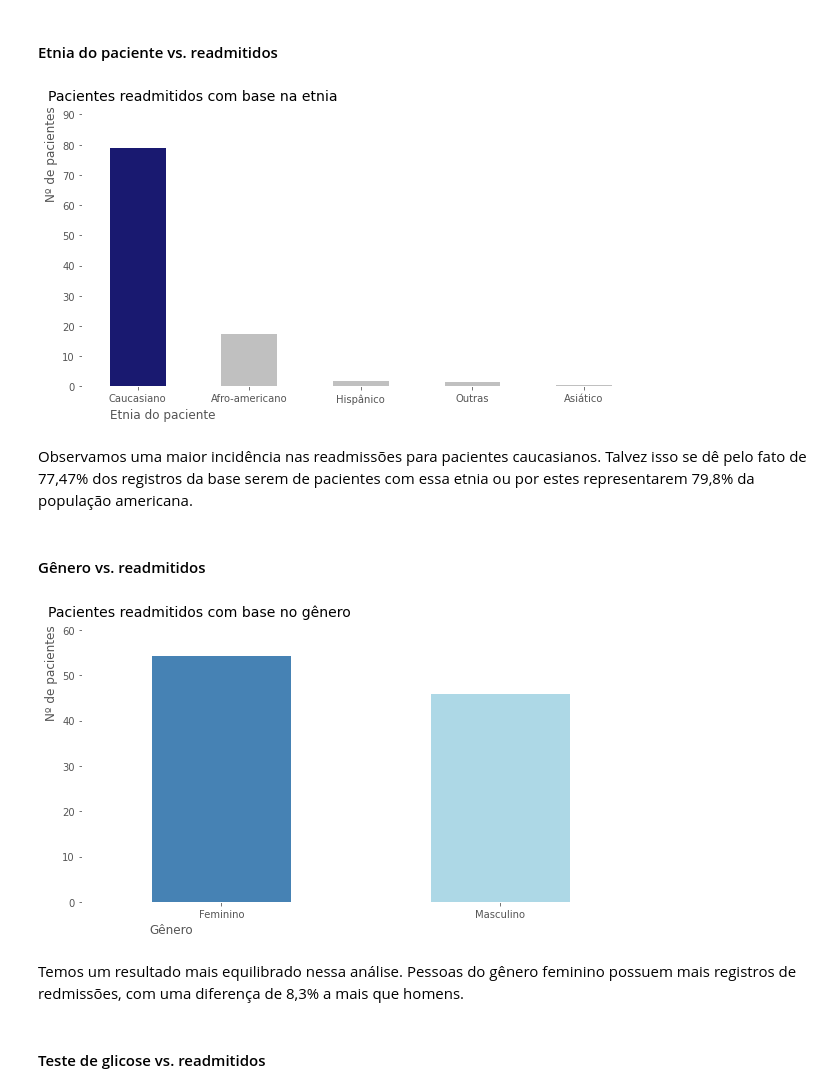
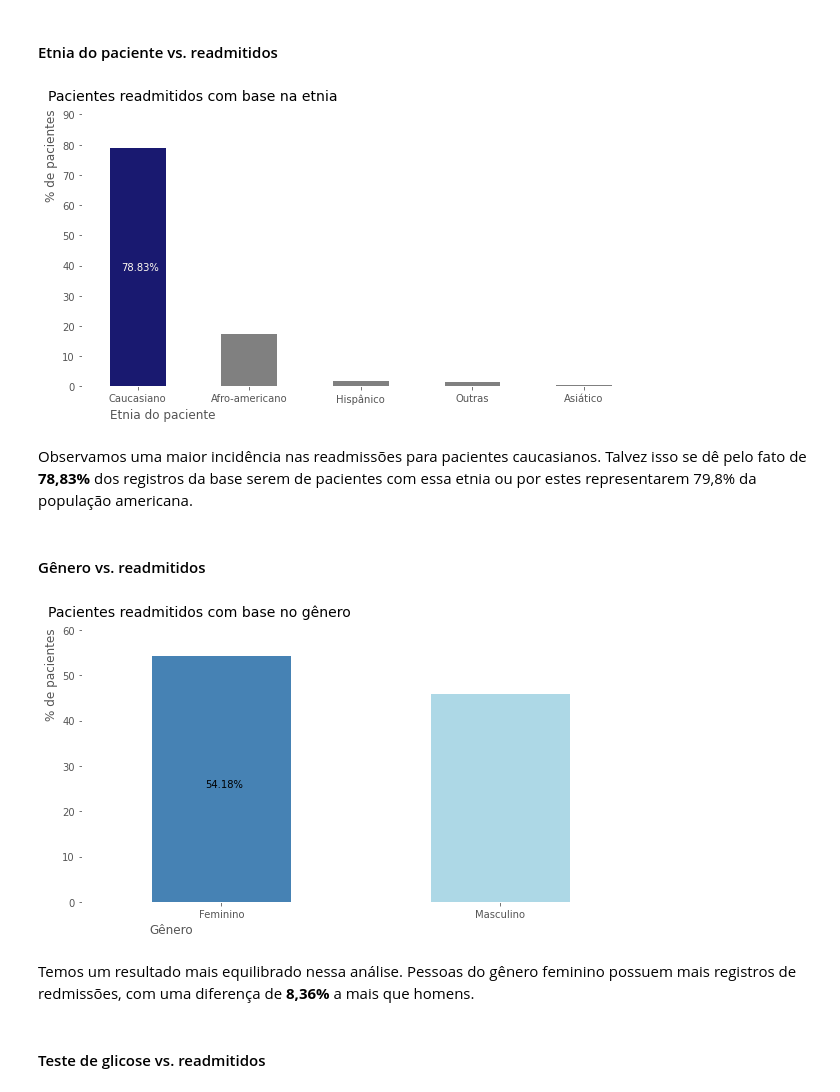
Before and after one commit to LilianeAquino/aed_projeto_3, a Jupyter notebook: template.ipynb, the cells around one changed output. Drawn from its saved outputs; the diff is of its cells as text; code cells hidden in the pictures.

```diff
--- a/template.ipynb
+++ b/template.ipynb
@@ -589,22 +593,28 @@ Podemos inferir, com base no gráfico, que aqueles que se encontram na **média
 # %%
 labels = ['Caucasiano', 'Afro-americano', 'Hispânico', 'Outras', 'Asiático']
 ticks = [0, 1, 2, 3, 4]
-colors=['#191970', '#C0C0C0', '#C0C0C0', '#C0C0C0', '#C0C0C0']
+colors=['#191970', '#808080', '#808080', '#808080', '#808080']
 
 plt.rcParams['figure.figsize'] = [10, 5]
 
 (just_readmitted['race'].value_counts(normalize=True)*100).plot.bar(rot=0, color=colors)
 
 plt.title('Pacientes readmitidos com base na etnia', y=1.03, size=14, loc='left', x=-0.06)
-plt.ylabel('Nº de pacientes', horizontalalignment='left', y=0.68)
+plt.ylabel('% de pacientes', horizontalalignment='left', y=0.68)
 plt.xlabel('Etnia do paciente', horizontalalignment='right', x=0.24)
 plt.xticks(ticks, labels)
 plt.ylim(0, 90)
+
+plt.annotate(str(round(just_readmitted['race'].value_counts(normalize=True)[0]*100, 2))+'%',
+             (-0.1, 35),
+             textcoords='offset points',
+             xytext=(-5, 10),
+             color='#FFFAF0')
 plt.show()
 # %% [output]
-[figure, old version]
+[figure, new version]
 # %% [markdown]
-Observamos uma maior incidência nas readmissões para pacientes caucasianos. Talvez isso se dê pelo fato de 77,47% dos registros da base serem de pacientes com essa etnia ou por estes representarem 79,8% da população americana.
+Observamos uma maior incidência nas readmissões para pacientes caucasianos. Talvez isso se dê pelo fato de **78,83%** dos registros da base serem de pacientes com essa etnia ou por estes representarem 79,8% da população americana.
 # %% [markdown]
 #### Gênero vs. readmitidos
 # %%
@@ -616,14 +626,20 @@ plt.rcParams['figure.figsize'] = [10, 5]
 (just_readmitted['gender'].value_counts(normalize=True)*100).plot.bar(rot=0, color=['#4682B4', '#ADD8E6'])
 
 plt.title('Pacientes readmitidos com base no gênero', y=1.03, size=14, loc='left', x=-0.06)
-plt.ylabel('Nº de pacientes', horizontalalignment='left', y=0.67)
+plt.ylabel('% de pacientes', horizontalalignment='left', y=0.67)
 plt.xlabel('Gênero', horizontalalignment='right', x=0.20)
 plt.xticks(ticks, labels)
 plt.ylim(0, 60)
+
+plt.annotate(str(round(just_readmitted['gender'].value_counts(normalize=True)[0]*100, 2))+'%',
+             (-0.1, 23),
+             textcoords='offset points',
+             xytext=(12, 10),
+             color='#000000')
 plt.show()
 # %% [output]
-[figure, old version]
+[figure, new version]
 # %% [markdown]
-Temos um resultado mais equilibrado nessa análise. Pessoas do gênero feminino possuem mais registros de redmissões, com uma diferença de 8,3% a mais que homens.
+Temos um resultado mais equilibrado nessa análise. Pessoas do gênero feminino possuem mais registros de redmissões, com uma diferença de **8,36%** a mais que homens.
 # %% [markdown]
 #### Teste de glicose vs. readmitidos
```
Also changed, not shown: parts of 22 cells of this notebook.
